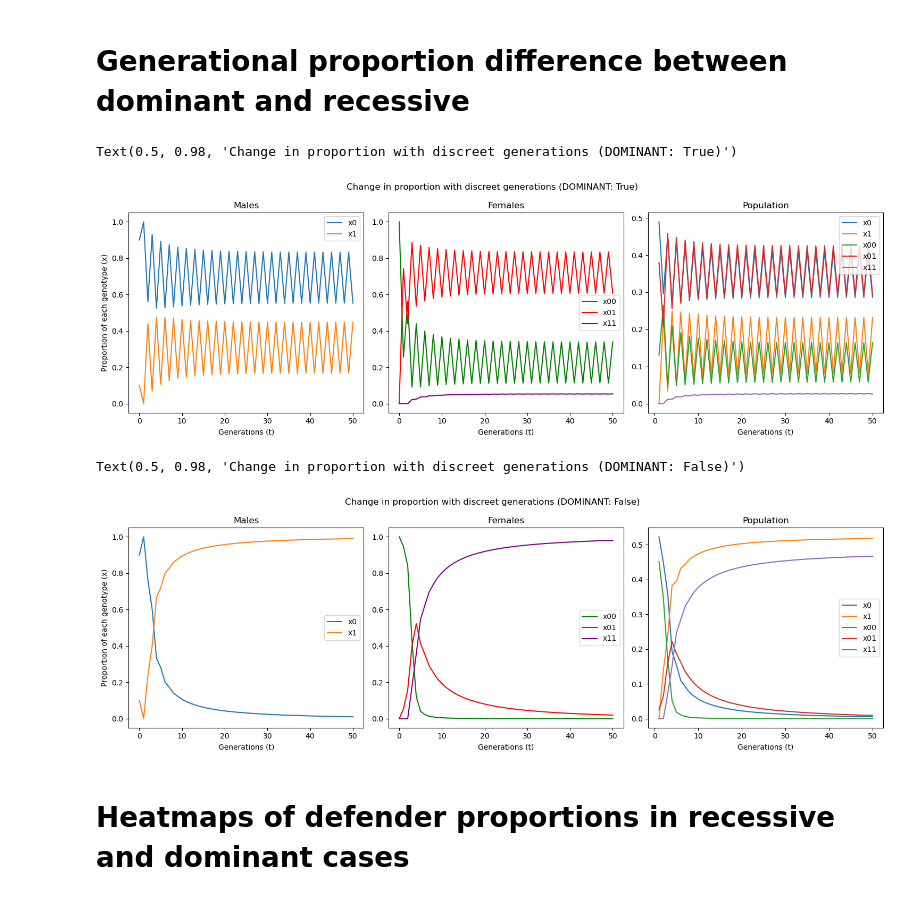
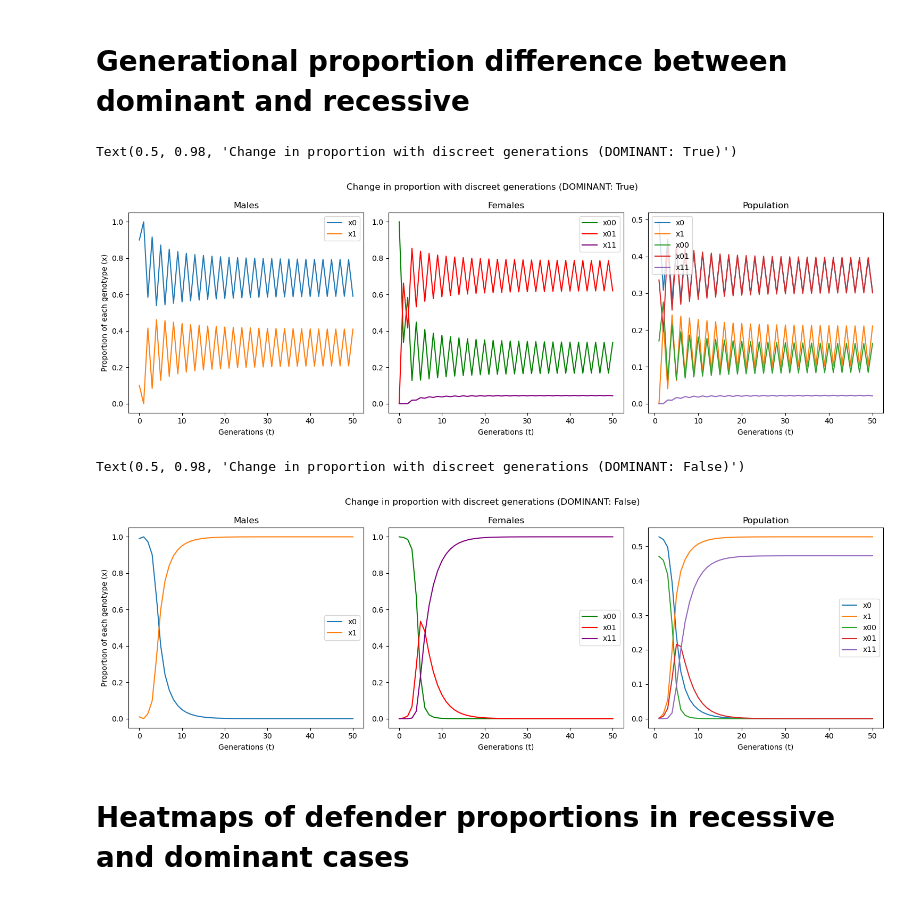
Before and after one commit to AbhayGupta115/PineSawflyModel, a Jupyter notebook: model.ipynb, the cells around one changed output. Cells and saved outputs as stored; diff of their text form; code cells hidden in the pictures.

```diff
--- a/model.ipynb
+++ b/model.ipynb
@@ -39,7 +39,7 @@ P = {
 
     'C' : 20,                               #Number of eggs laid by non defender females
     'c' : 14,                               #Cost to females who defend (lower c = higher cost)
-    'a' : 5,                                #Advantage for non defender mails in mating rate
+    'a' : 2,                                #Adv for non defender males in mating rate
     'u' : 0.1,                              #Probability female stays unmated
     'r' : 0.1,                              #Sex ration (Prob of male larvae in a mating)
 }
@@ -225,7 +249,7 @@ param['pm'] = 0.1
 param['pf'] = 0.0
 
 param['c'] = 1
-param['a'] = 2
+param['a'] = 3
 
 param['u'] = 0.1
 param['r'] = (2 - param['u']) / 4
@@ -300,21 +324,21 @@ ax0.set_ylabel('Proportion of each genotype (x)')
 fig.suptitle('Change in proportion with discreet generations (DOMINANT: ' + str(DOMINANT) + ')')
 # %% [output]
 Text(0.5, 0.98, 'Change in proportion with discreet generations (DOMINANT: True)')
-[figure, old version]
+[figure, new version]
 # %%
 DOMINANT = False
 #Simulating proportions of each individual over a generation time
 gentime = 50
 
 param = P.copy()
-param['pm'] = 0.1
+param['pm'] = 0.01
 param['pf'] = 0.0
 
-param['c'] = 10
-param['a'] = 2
+param['c'] = 20
+param['a'] = 2.89
 
 param['u'] = 0.1
-param['r'] = 0.47
+param['r'] = (2 - param['u']) / 4
 
 orgs = []
 
@@ -359,34 +383,34 @@ fig, (ax0, ax1, ax2) = plt.subplots(ncols = 3, sharey = False, layout = 'tight',
 
 ax0.plot(np.arange(0, gentime + 1, 1), ind_prop['x0'], label = 'x0')
 ax0.plot(np.arange(0, gentime + 1, 1), ind_prop['x1'], label = 'x1')
 ax0.legend()
 
 ax1.plot(np.arange(0, gentime + 1, 1), ind_prop['x00'], label = 'x00', c = 'g')
 ax1.plot(np.arange(0, gentime + 1, 1), ind_prop['x01'], label = 'x01', c = 'r')
 ax1.plot(np.arange(0, gentime + 1, 1), ind_prop['x11'], label = 'x11', c = 'purple')
 ax1.legend()
 
 ax2.plot(np.arange(1, gentime + 1, 1), tot_prop['x0'], label = 'x0')
 ax2.plot(np.arange(1, gentime + 1, 1), tot_prop['x1'], label = 'x1')
 ax2.plot(np.arange(1, gentime + 1, 1), tot_prop['x00'], label = 'x00')
 ax2.plot(np.arange(1, gentime + 1, 1), tot_prop['x01'], label = 'x01')
 ax2.plot(np.arange(1, gentime + 1, 1), tot_prop['x11'], label = 'x11')
 ax2.legend()
 
 ax0.set_title('Males')
 ax1.set_title('Females')
 ax2.set_title('Population')
 
 ax0.set_xlabel('Generations (t)')
 ax1.set_xlabel('Generations (t)')
 ax2.set_xlabel('Generations (t)')
 
 ax0.set_ylabel('Proportion of each genotype (x)')
 
 fig.suptitle('Change in proportion with discreet generations (DOMINANT: ' + str(DOMINANT) + ')')
 # %% [output]
 Text(0.5, 0.98, 'Change in proportion with discreet generations (DOMINANT: False)')
-[figure, old version]
+[figure, new version]
 # %% [markdown]
 # Heatmaps of defender proportions in recessive and dominant cases
 # %%
```
Also changed, not shown: parts of 11 cells of this notebook, 1 other file.
